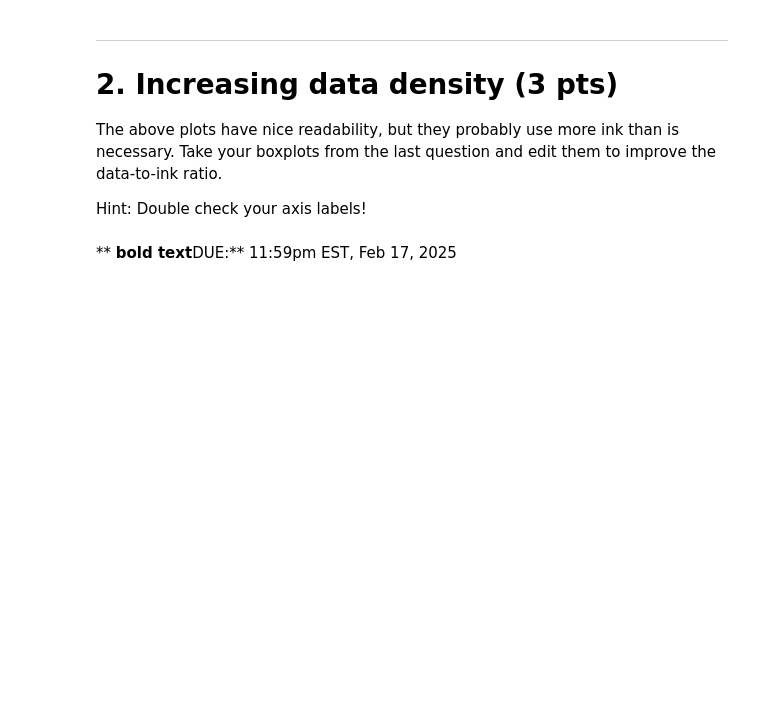
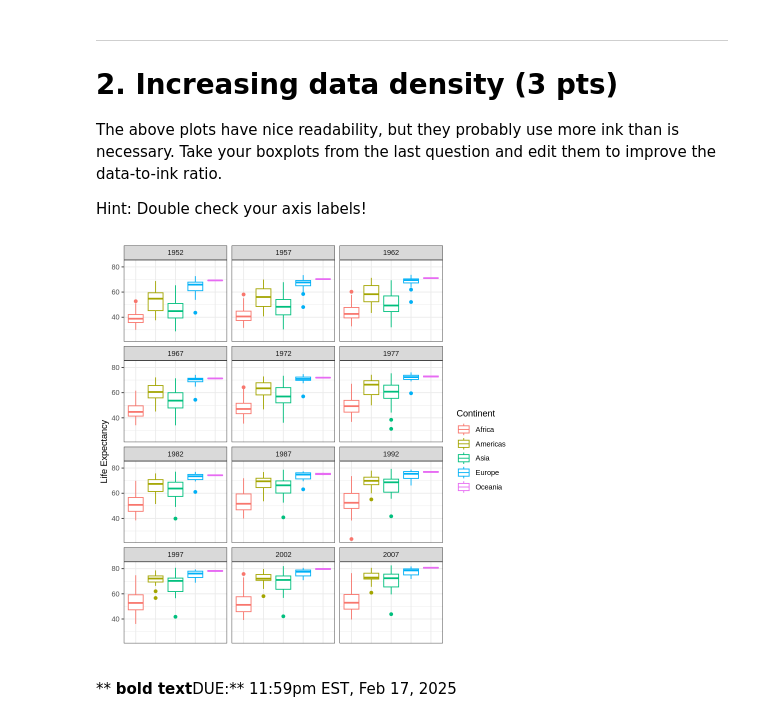
Before and after one commit to yadachi0002/Adachi_DSPN_S25, a Jupyter notebook: ExerciseSubmissions/ex6_visualization-through-human-eyes.ipynb, the cells around one changed output. Cells and saved outputs as stored; diff of their text form; code cells hidden in the pictures; blank space fills up the shorter version.

```diff
--- a/ExerciseSubmissions/ex6_visualization-through-human-eyes.ipynb
+++ b/ExerciseSubmissions/ex6_visualization-through-human-eyes.ipynb
@@ -48,3 +91,15 @@ Hint: Double check your axis labels!
+# %%
+# INSERT CODE HERE
+
+gapminder %>%
+  ggplot(aes(continent, lifeExp))+
+  geom_boxplot(aes(color=continent))+
+  facet_wrap(~year, ncol=3)+
+  theme_bw()+
+  theme(axis.text.x=element_blank(), axis.ticks.x=element_blank())+
+  labs(x="", y="Life Expectancy", color="Continent")
+# %% [output]
+[figure, added]
 # %% [markdown]
 ** **bold text**DUE:** 11:59pm EST, Feb 17, 2025
 # %% [markdown]
```
Also changed, not shown: parts of 9 cells of this notebook.
